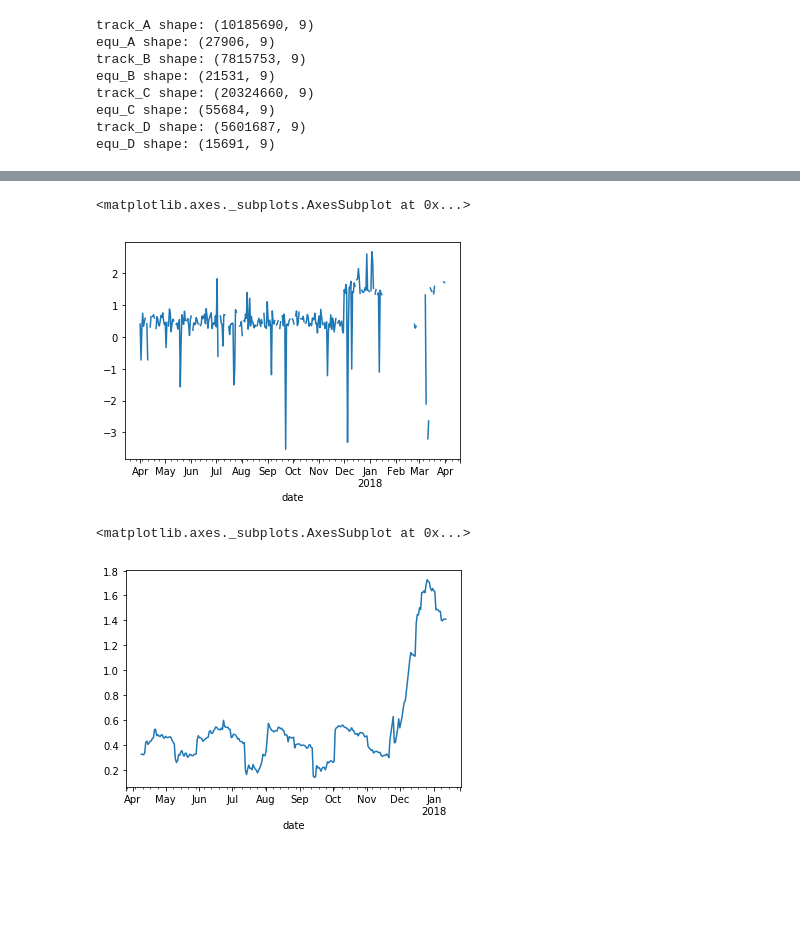
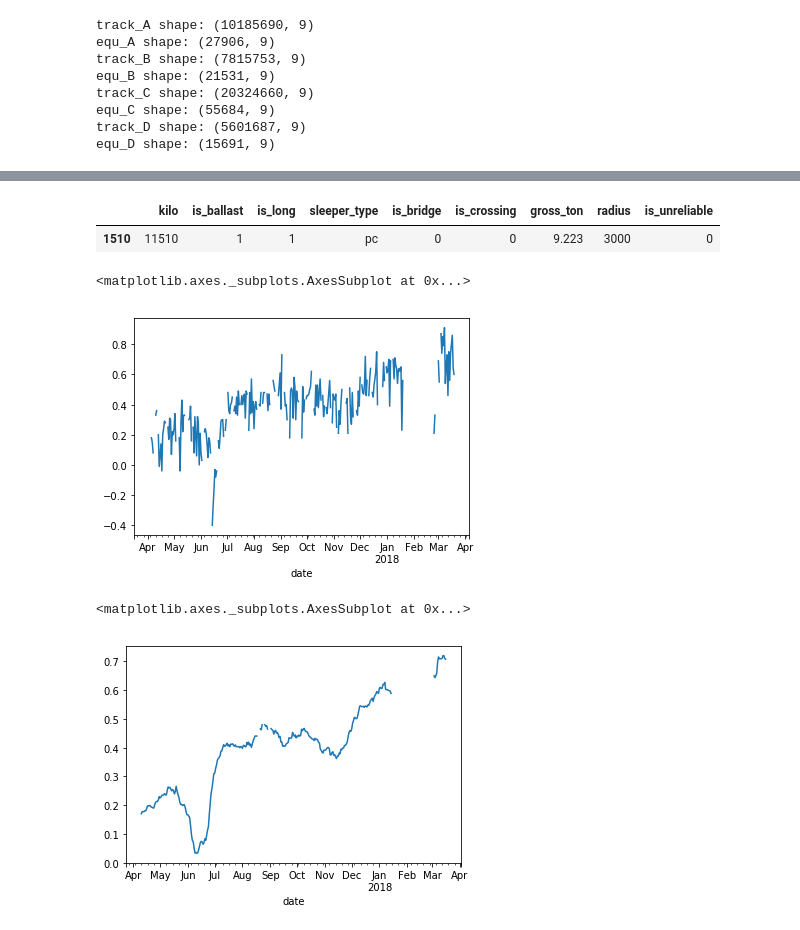
Before and after one commit to hiroshi-kuriyama/rail_level_gap, a Jupyter notebook: script/moving_mean.ipynb, the cells around one changed output, grey strips where cells are left out. Cells and saved outputs as stored; diff of their text form; code cells hidden in the pictures; blank space fills up the shorter version.

```diff
--- a/script/moving_mean.ipynb
+++ b/script/moving_mean.ipynb
@@ -27,11 +27,23 @@ def read_track(line_name='a'):
     track_df['date'] = pd.to_datetime(track_df['date'])
     print('track_{line_name} shape: {shape}'.format(line_name=line_name.upper(), shape=track_df.shape))
     return track_df
+# %%
+sleeper_type_dict = {
+    1: 'pc',
+    2: 'wooden',
+    3: 'junction',
+    4: 'short',
+    5: 'synthetic',
+    6: 'synth_junc',
+    7: 'symth_short',
+    8: 'other'
+}
 # %%
 def read_equ(line_name='a'):
     equ_df = pd.read_csv(os.path.join(input_dir, 'equipment_{}.csv'.format(line_name.upper())))
     col_names_equ = ['kilo', 'is_ballast', 'is_long', 'sleeper_type', 'is_bridge', 'is_crossing', 'gross_ton', 'radius', 'is_unreliable']
     equ_df.columns = col_names_equ
+    equ_df['sleeper_type'] = equ_df['sleeper_type'].replace(sleeper_type_dict)
     print('equ_{line_name} shape: {shape}'.format(line_name=line_name.upper(), shape=equ_df.shape))
     return equ_df
 # %%
@@ -58,7 +70,7 @@ for abcd in abcd_list:
     lev_df[abcd] = track[abcd].pivot(index='date', columns='kilo', values='lev_l')
     lev_df[abcd].columns = lev_df[abcd].columns.astype('str')
 # %%
-abcd = 'a'
-lev_df = lev_df[abcd]
+abcd = 'b'
+kilo = '11510'
 # lev_diff = lev_diff[abcd]
 # %%
@@ -84,10 +82,15 @@ lev_df_ma.head(10)
+# %%
+equ[abcd].query('kilo=={}'.format(kilo))
+# %% [output]
+|  | kilo | is_ballast | is_long | sleeper_type | is_bridge | is_crossing | gross_ton | radius | is_unreliable |
+| 1510 | 11510 | 1 | 1 | pc | 0 | 0 | 9.223 | 3000 | 0 |
 # %%
-lev_df['25000'].plot()
+lev_df[abcd][kilo].plot()
 # %% [output]
 <matplotlib.axes._subplots.AxesSubplot at 0x...>
-[figure, old version]
+[figure, new version]
 # %%
-lev_df_ma['25000'].plot()
+lev_df_ma[kilo].plot()
 # %% [output]
 <matplotlib.axes._subplots.AxesSubplot at 0x...>
-[figure, old version]
+[figure, new version]
```
Also changed, not shown: parts of 2 cells of this notebook.
